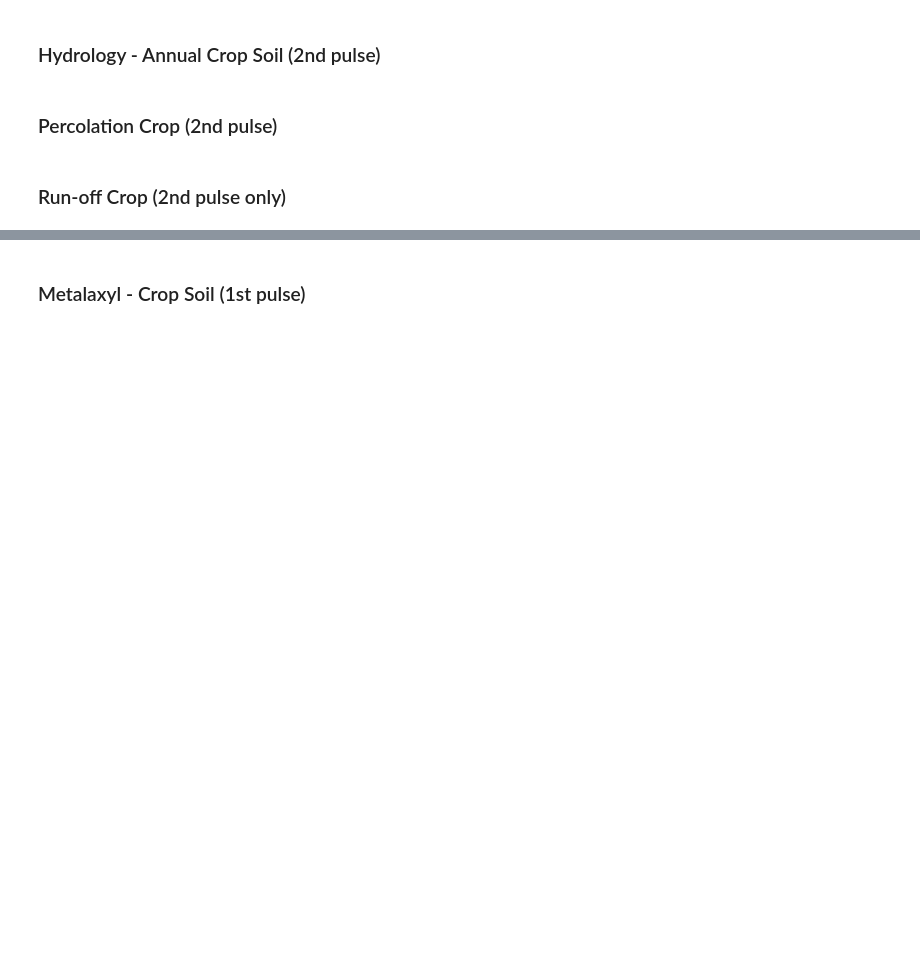
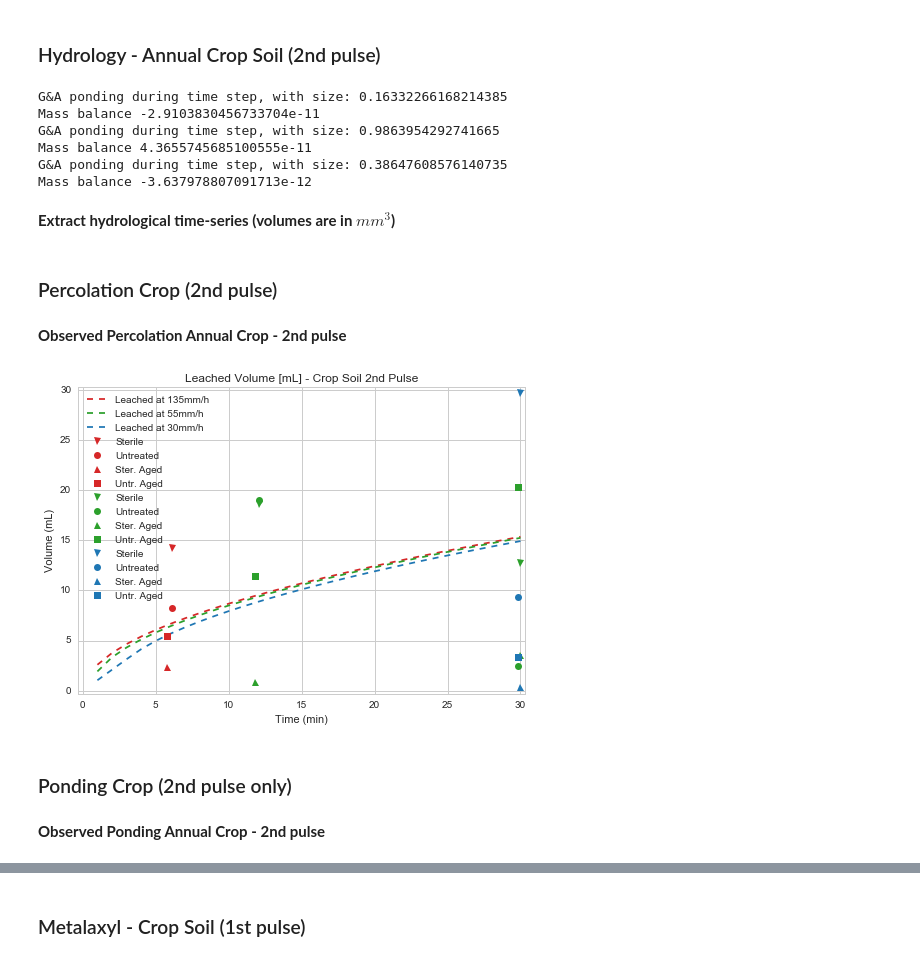
Before and after one commit to DayTimeChunks/LeachingSimulations, a Jupyter notebook: Leaching Model - Annual Crop Soil.ipynb, the cells around one changed output, grey strips where cells are left out. Cells and saved outputs as stored; diff of their text form; code cells hidden in the pictures; blank space fills up the shorter version.

```diff
--- a/Leaching Model - Annual Crop Soil.ipynb
+++ b/Leaching Model - Annual Crop Soil.ipynb
@@ -105,2 +135,18 @@ psi_crop2 = 617  # soil suction Alteck
 #  (Lefrancq, 2014: 61.7 cm , p.160; 110 cm, p.189)
+# %%
+water_data2 = leachsim(dtGA = 1,
+                       ov=ov_2,
+                       ovSat=ovSat_crop,
+                       kSat=kSat_crop2,
+                       psi=psi_crop,
+                       soil_height=2.3)
+# %% [output]
+G&A ponding during time step, with size: 0.16332266168214385
+Mass balance -2.9103830456733704e-11
+G&A ponding during time step, with size: 0.9863954292741665
+Mass balance 4.3655745685100555e-11
+G&A ponding during time step, with size: 0.38647608576140735
+Mass balance -3.637978807091713e-12
+# %% [markdown]
+**Extract hydrological time-series (volumes are in $mm^3$)**
 # %%
@@ -153,2 +191,4 @@ leach_low_30min = np.array([29.656, 9.375, 0.409, 3.385])
 # %% [markdown]
 ### Percolation Crop (2nd pulse)
+# %% [markdown]
+**Observed Percolation Annual Crop - 2nd pulse**
@@ -155,9 +210,14 @@ leach_low_30min = np.array([29.656, 9.375, 0.409, 3.385])
 # %%
 hydroplot(percol_data2,
           "Leached at 135mm/h", "Leached at 55mm/h", "Leached at 30mm/h",
           leach_high_6min,
           leach_med_12min, leach_med_30min,
-          leach_low_30min)
+          leach_low_30min,
+         "Leached Volume [mL] - Crop Soil 2nd Pulse")
+# %% [output]
+[figure, added]
 # %% [markdown]
-### Run-off Crop (2nd pulse only)
+### Ponding Crop (2nd pulse only)
+# %% [markdown]
+**Observed Ponding Annual Crop - 2nd pulse**
 # %%
```
Also changed, not shown: parts of 34 cells of this notebook, 10 other files.
